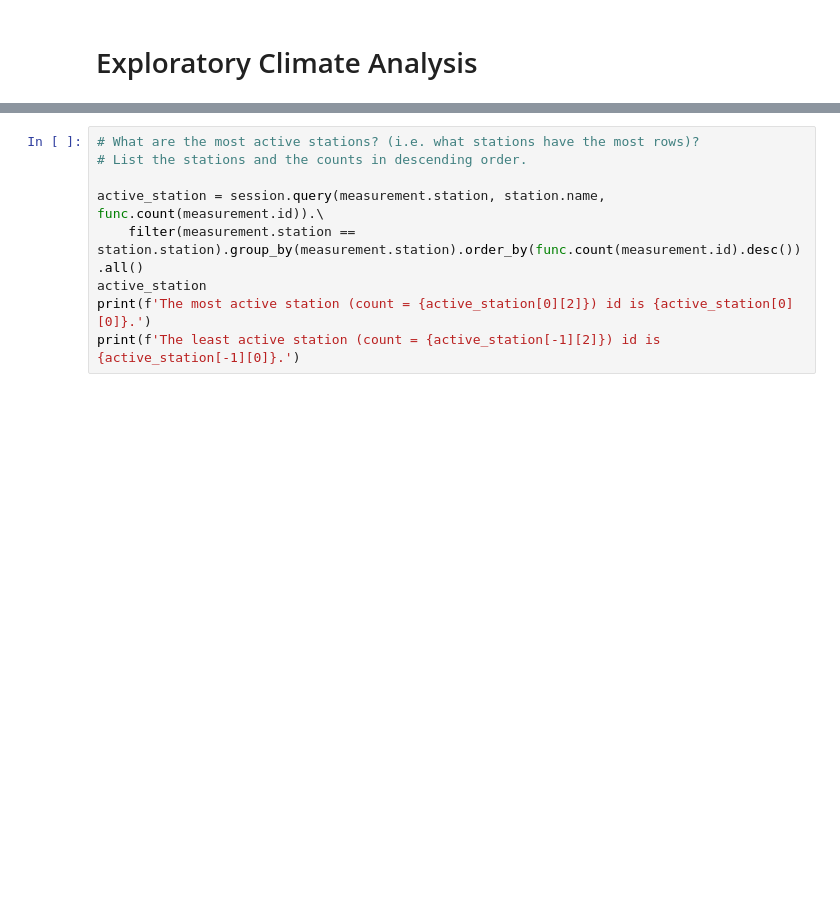
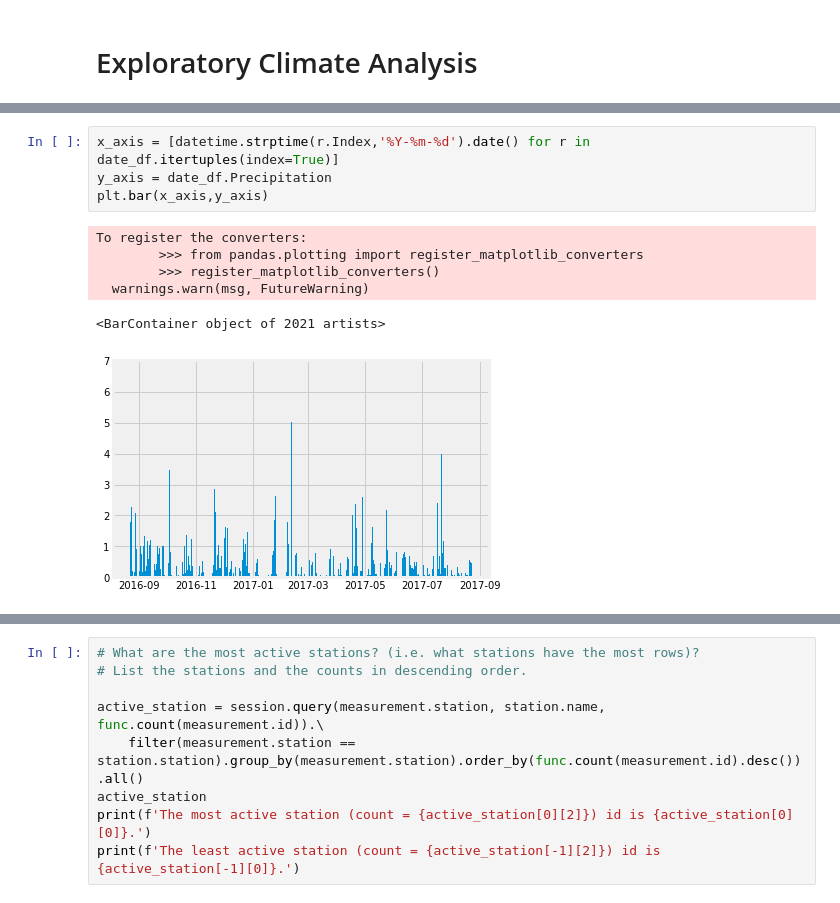
Before and after one commit to leahlindy/sqlalchemy-challenge, a Jupyter notebook: climate_starter.ipynb, the cells around one changed output, grey strips where cells are left out. Drawn from its saved outputs; the diff is of its cells as text; blank space fills up the shorter version.

```diff
--- a/climate_starter.ipynb
+++ b/climate_starter.ipynb
@@ -108,3 +112,14 @@ Query Date:  2016-08-23
+# %%
+x_axis = [datetime.strptime(r.Index,'%Y-%m-%d').date() for r in date_df.itertuples(index=True)]
+y_axis = date_df.Precipitation
+plt.bar(x_axis,y_axis)
+# %% [output]
+To register the converters:
+        >>> from pandas.plotting import register_matplotlib_converters
+        >>> register_matplotlib_converters()
+  warnings.warn(msg, FutureWarning)
+<BarContainer object of 2021 artists>
+[figure, added]
 # %%
 # Use Pandas Plotting with Matplotlib to plot the data
 x_axis = date_df.index
```
Also changed, not shown: parts of 11 cells of this notebook, 2 other files.
